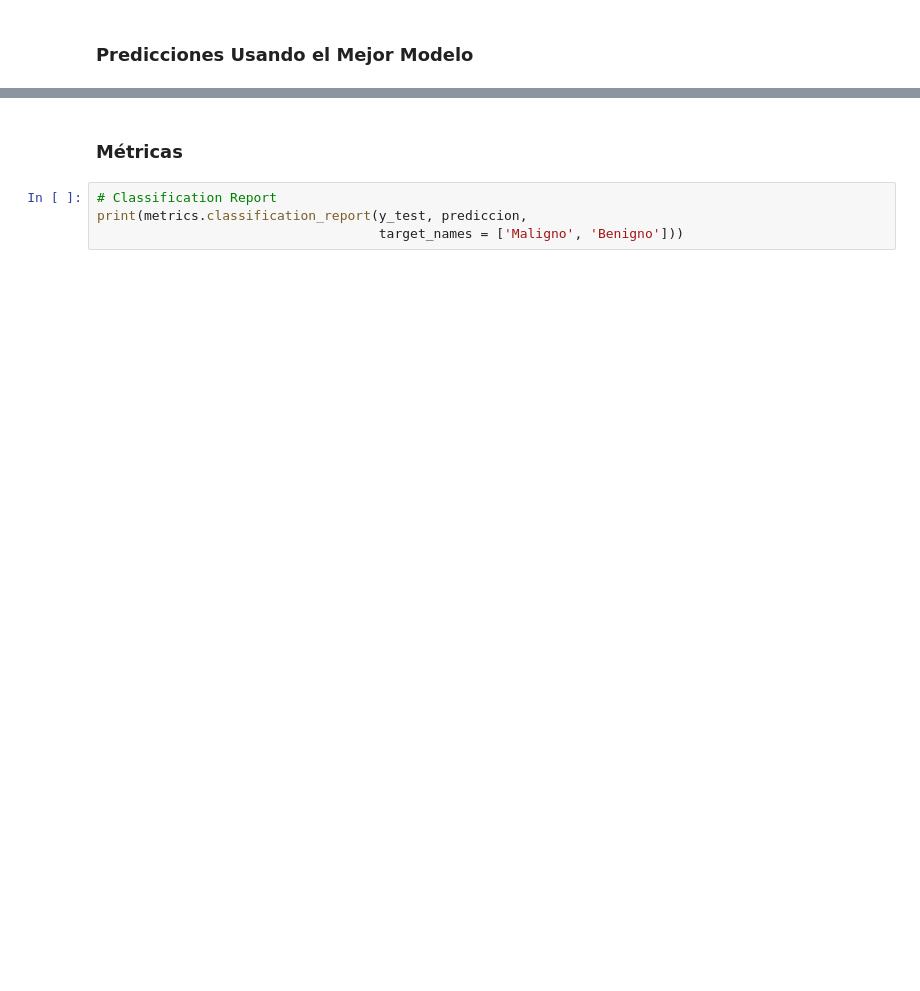
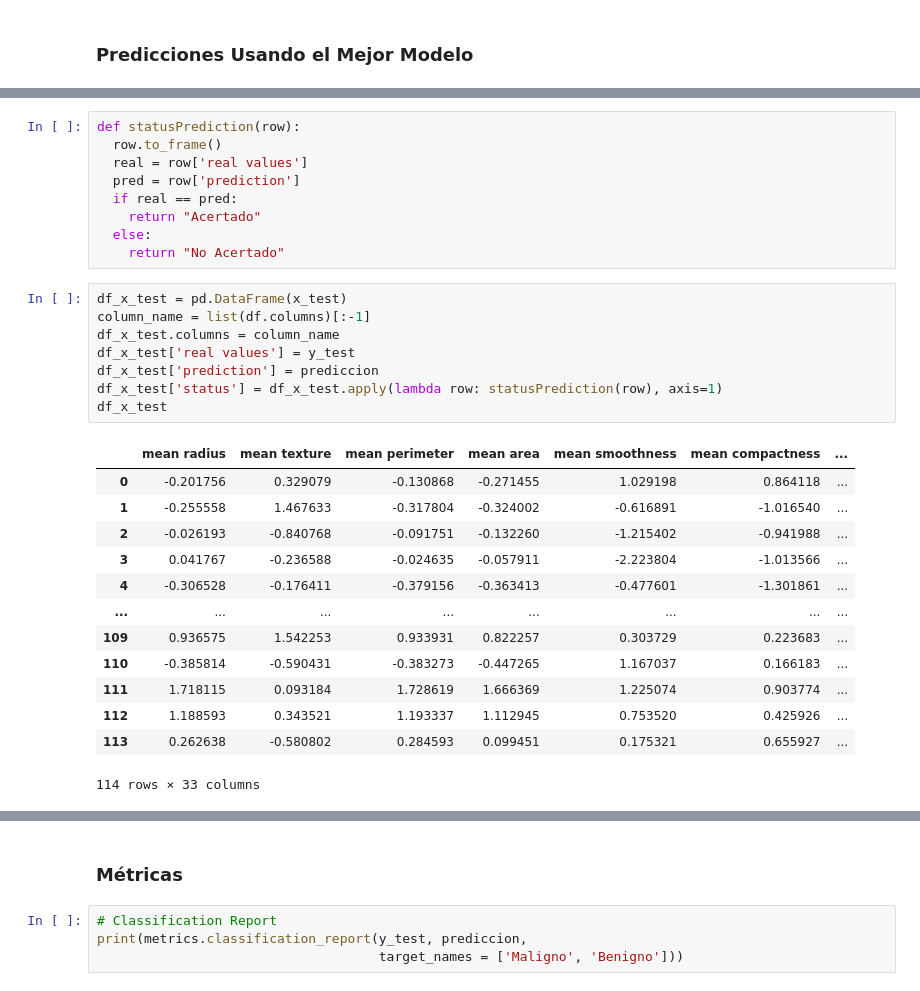
Before and after one commit to A01749448/momento-retroalimentacion-m2-framework, a Jupyter notebook: momentoDeRetroalimentacionM2Framework.ipynb, the cells around one changed output, grey strips where cells are left out. Cells and saved outputs as stored; diff of their text form; blank space fills up the shorter version.

```diff
--- a/momentoDeRetroalimentacionM2Framework.ipynb
+++ b/momentoDeRetroalimentacionM2Framework.ipynb
@@ -415,3 +423,34 @@ Predicción:
+# %%
+def statusPrediction(row):
+  row.to_frame()
+  real = row['real values']
+  pred = row['prediction']
+  if real == pred:
+    return "Acertado"
+  else:
+    return "No Acertado"
+# %%
+df_x_test = pd.DataFrame(x_test)
+column_name = list(df.columns)[:-1]
+df_x_test.columns = column_name
+df_x_test['real values'] = y_test
+df_x_test['prediction'] = prediccion
+df_x_test['status'] = df_x_test.apply(lambda row: statusPrediction(row), axis=1)
+df_x_test
+# %% [output]
+|  | mean radius | mean texture | mean perimeter | mean area | mean smoothness | mean compactness | ... |
+| 0 | -0.201756 | 0.329079 | -0.130868 | -0.271455 | 1.029198 | 0.864118 | ... |
+| 1 | -0.255558 | 1.467633 | -0.317804 | -0.324002 | -0.616891 | -1.016540 | ... |
+| 2 | -0.026193 | -0.840768 | -0.091751 | -0.132260 | -1.215402 | -0.941988 | ... |
+| 3 | 0.041767 | -0.236588 | -0.024635 | -0.057911 | -2.223804 | -1.013566 | ... |
+| 4 | -0.306528 | -0.176411 | -0.379156 | -0.363413 | -0.477601 | -1.301861 | ... |
+| ... | ... | ... | ... | ... | ... | ... | ... |
+| 109 | 0.936575 | 1.542253 | 0.933931 | 0.822257 | 0.303729 | 0.223683 | ... |
+| 110 | -0.385814 | -0.590431 | -0.383273 | -0.447265 | 1.167037 | 0.166183 | ... |
+| 111 | 1.718115 | 0.093184 | 1.728619 | 1.666369 | 1.225074 | 0.903774 | ... |
+| 112 | 1.188593 | 0.343521 | 1.193337 | 1.112945 | 0.753520 | 0.425926 | ... |
+| 113 | 0.262638 | -0.580802 | 0.284593 | 0.099451 | 0.175321 | 0.655927 | ... |
+114 rows × 33 columns
 # %%
 # Probabilidad
 print(finalTree.predict_proba(x_test))
```
Also changed, not shown: parts of 18 cells of this notebook.
